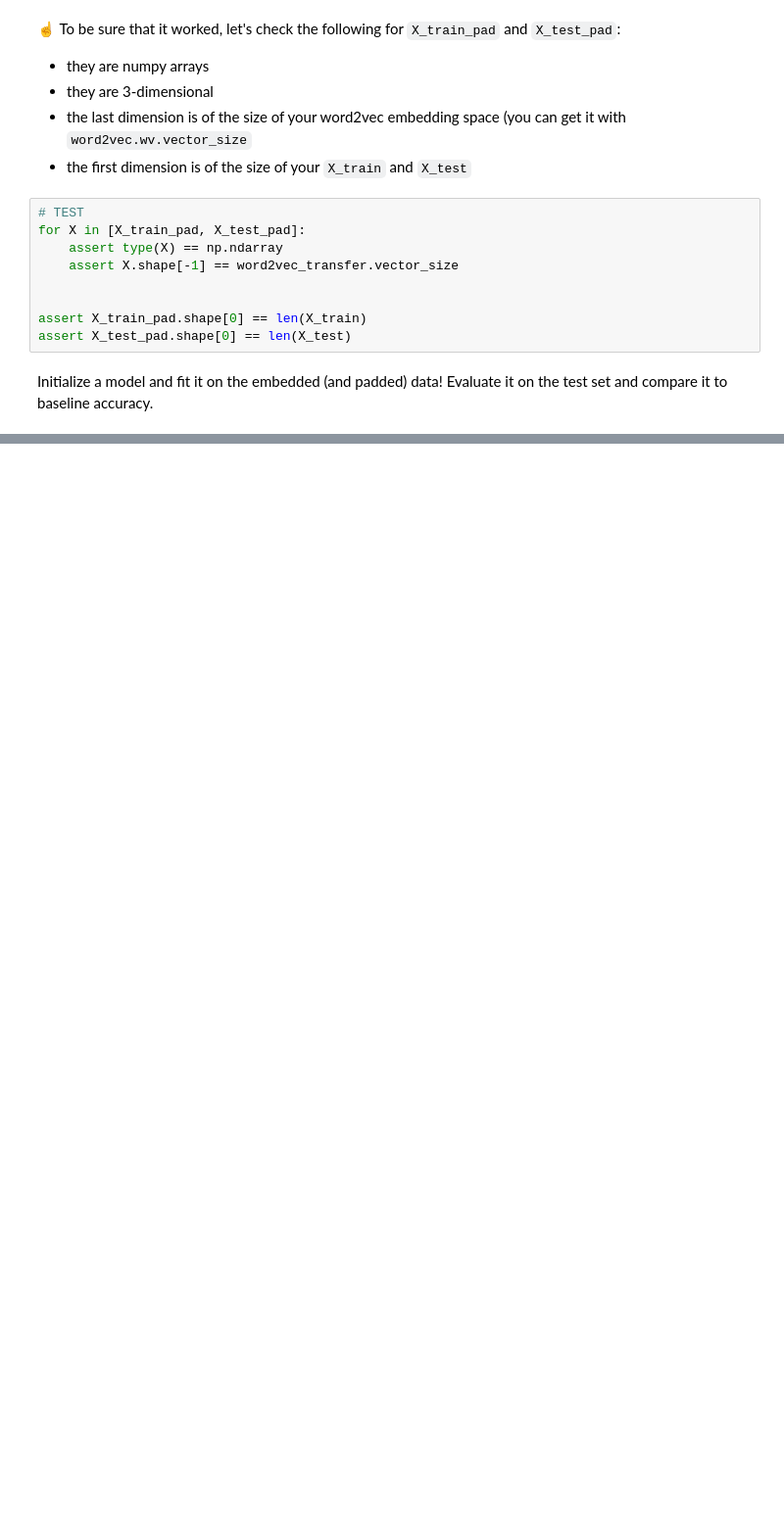
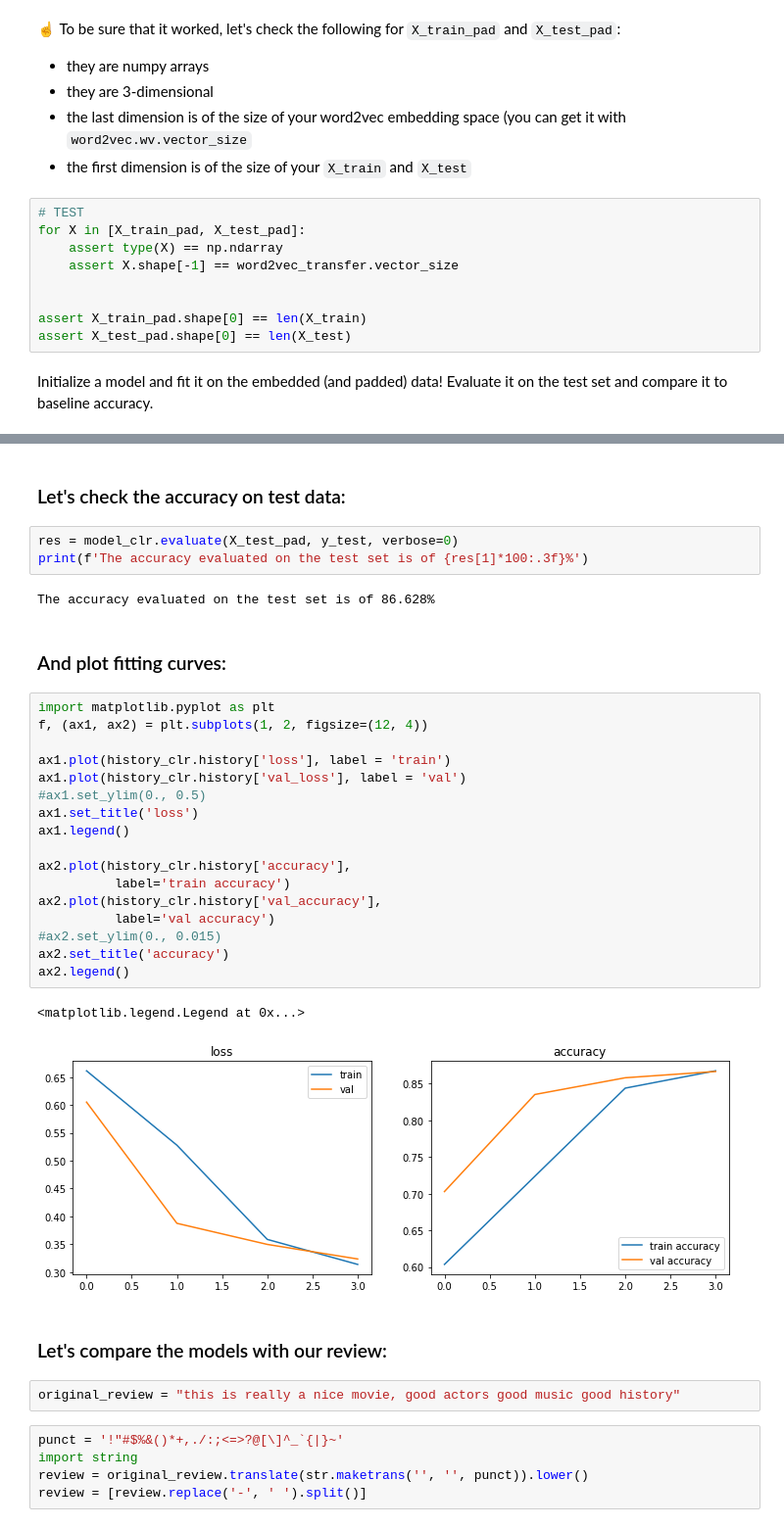
Before and after one commit to sridhar211/NLPmoviereviews, a Jupyter notebook: notebooks/NLP_word2vec.ipynb, the cells around one changed output, grey strips where cells are left out. Shown: that part at 98% size. Drawn from its saved outputs; the diff is of its cells as text; blank space fills up the shorter version.

```diff
--- a/notebooks/NLP_word2vec.ipynb
+++ b/notebooks/NLP_word2vec.ipynb
@@ -126,0 +298,38 @@ The accuracy evaluated on the test set is of 72.440%
+# %% [markdown]
+### Let's check the accuracy on test data:
+# %%
+res = model_clr.evaluate(X_test_pad, y_test, verbose=0)
+print(f'The accuracy evaluated on the test set is of {res[1]*100:.3f}%')
+# %% [output]
+The accuracy evaluated on the test set is of 86.628%
+# %% [markdown]
+ ### And plot fitting curves:
+# %%
+import matplotlib.pyplot as plt
+f, (ax1, ax2) = plt.subplots(1, 2, figsize=(12, 4))
+
+ax1.plot(history_clr.history['loss'], label = 'train')
+ax1.plot(history_clr.history['val_loss'], label = 'val')
+#ax1.set_ylim(0., 0.5)
+ax1.set_title('loss')
+ax1.legend()
+
+ax2.plot(history_clr.history['accuracy'],
+          label='train accuracy')
+ax2.plot(history_clr.history['val_accuracy'],
+          label='val accuracy')
+#ax2.set_ylim(0., 0.015)
+ax2.set_title('accuracy')
+ax2.legend()
+# %% [output]
+<matplotlib.legend.Legend at 0x...>
+[figure, added]
+# %% [markdown]
+ ### Let's compare the models with our review:
+# %%
+original_review = "this is really a nice movie, good actors good music good history"
+# %%
+punct = '!"#$%&()*+,./:;<=>?@[\]^_`{|}~'
+import string
+review = original_review.translate(str.maketrans('', '', punct)).lower()
+review = [review.replace('-', ' ').split()]
```
Also changed, not shown: parts of 23 cells of this notebook.
